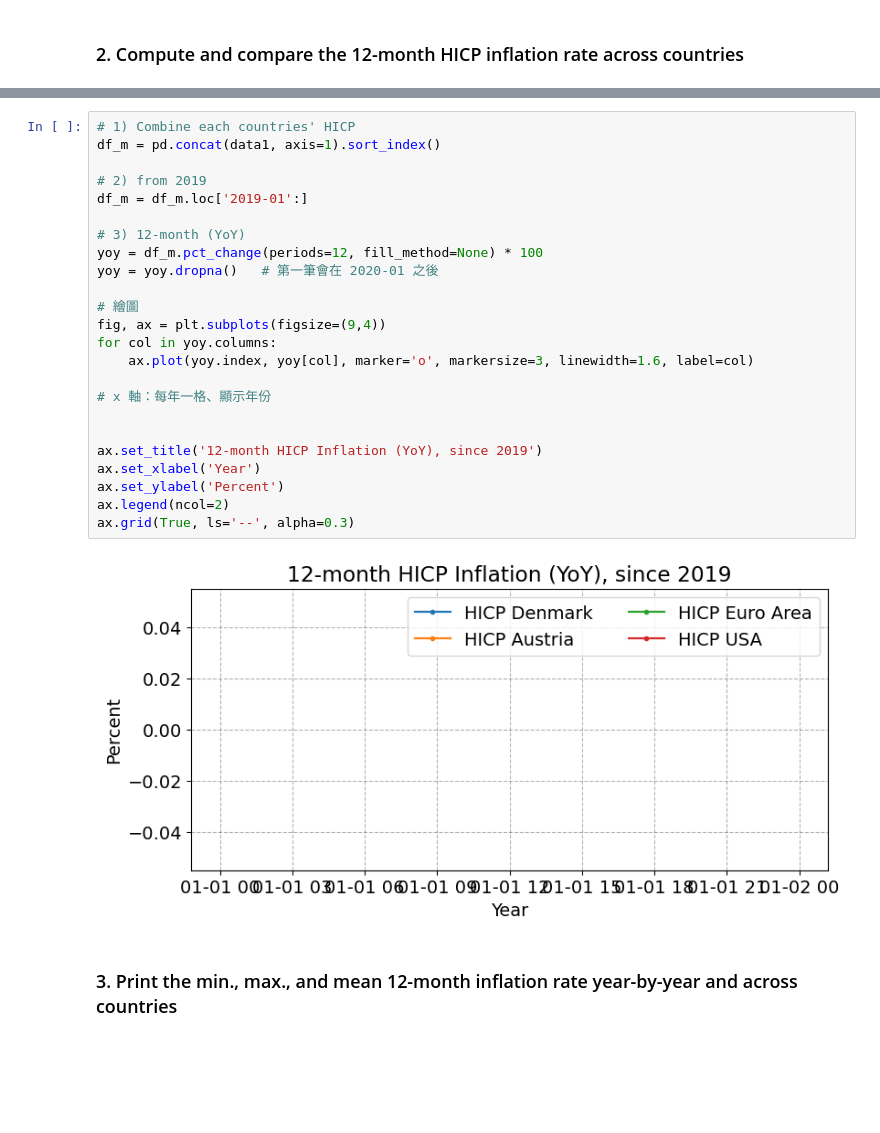
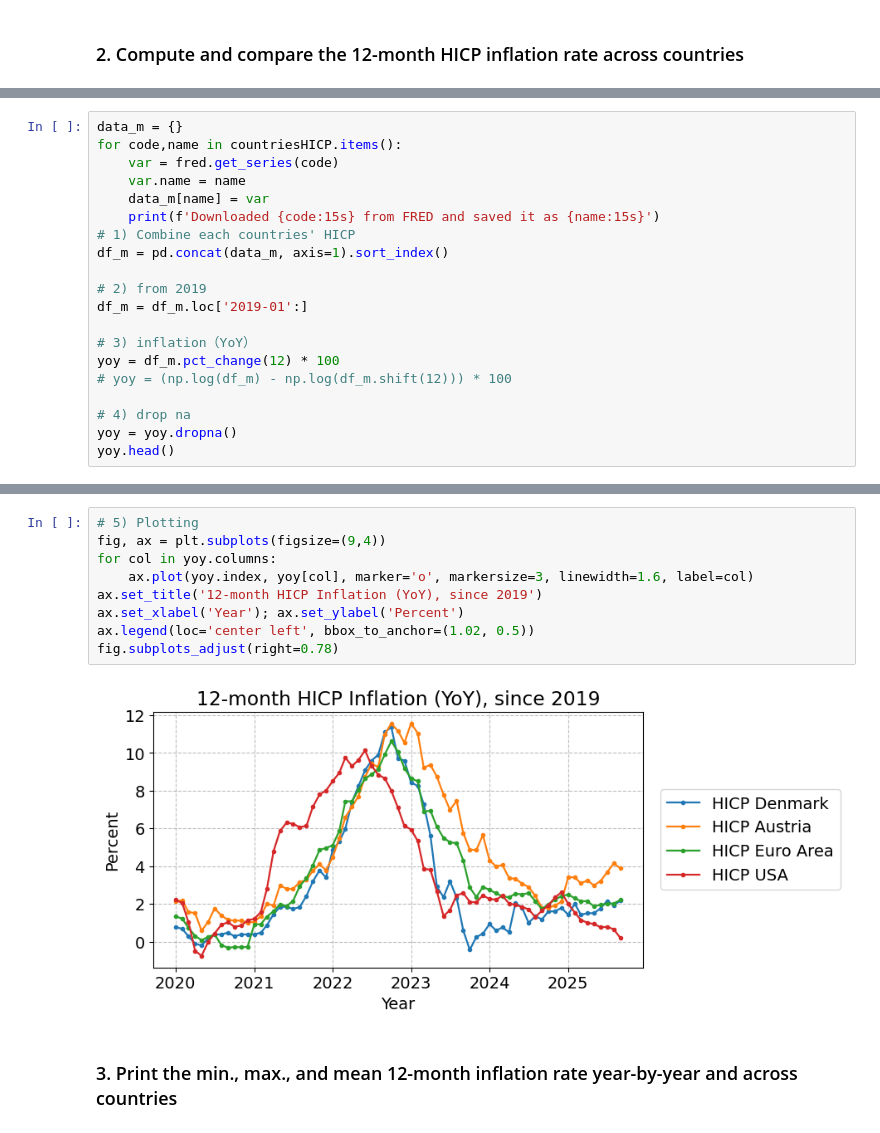
Before and after one commit to Hsueh-1113/Programming-for-Economists, a Jupyter notebook: 01_dataproject_Lee/dataproject.ipynb, the cells around one changed output, grey strips where cells are left out. Saved outputs shown, nothing was run; the diff lists cells and outputs as text; blank space fills up the shorter version.

```diff
--- a/01_dataproject_Lee/dataproject.ipynb
+++ b/01_dataproject_Lee/dataproject.ipynb
@@ -379,0 +372,20 @@ ax.grid(True, ls='--', alpha=0.3)
+# %%
+data_m = {}
+for code,name in countriesHICP.items():
+    var = fred.get_series(code)
+    var.name = name
+    data_m[name] = var
+    print(f'Downloaded {code:15s} from FRED and saved it as {name:15s}')
+# 1) Combine each countries' HICP
+df_m = pd.concat(data_m, axis=1).sort_index()
+
+# 2) from 2019
+df_m = df_m.loc['2019-01':]
+
+# 3) inflation（YoY）
+yoy = df_m.pct_change(12) * 100
+# yoy = (np.log(df_m) - np.log(df_m.shift(12))) * 100
+
+# 4) drop na
+yoy = yoy.dropna()
+yoy.head()
@@ -380,28 +403,13 @@ ax.grid(True, ls='--', alpha=0.3)
 # %%
-# 1) Combine each countries' HICP
-df_m = pd.concat(data1, axis=1).sort_index()
-
-# 2) from 2019
-df_m = df_m.loc['2019-01':]
-
-# 3) 12-month (YoY)
-yoy = df_m.pct_change(periods=12, fill_method=None) * 100
-yoy = yoy.dropna()   # 第一筆會在 2020-01 之後
-
-# 繪圖
+# 5) Plotting
 fig, ax = plt.subplots(figsize=(9,4))
 for col in yoy.columns:
     ax.plot(yoy.index, yoy[col], marker='o', markersize=3, linewidth=1.6, label=col)
-
-# x 軸：每年一格、顯示年份
-
-
 ax.set_title('12-month HICP Inflation (YoY), since 2019')
-ax.set_xlabel('Year')
-ax.set_ylabel('Percent')
-ax.legend(ncol=2)
-ax.grid(True, ls='--', alpha=0.3)
+ax.set_xlabel('Year'); ax.set_ylabel('Percent')
+ax.legend(loc='center left', bbox_to_anchor=(1.02, 0.5))
+fig.subplots_adjust(right=0.78)
 # %% [output]
-[figure, old version]
+[figure, new version]
 # %% [markdown]
 ### 3. Print the min., max., and mean 12-month inflation rate year-by-year and across countries
```
Also changed, not shown: parts of 27 cells of this notebook, 1 other file.
